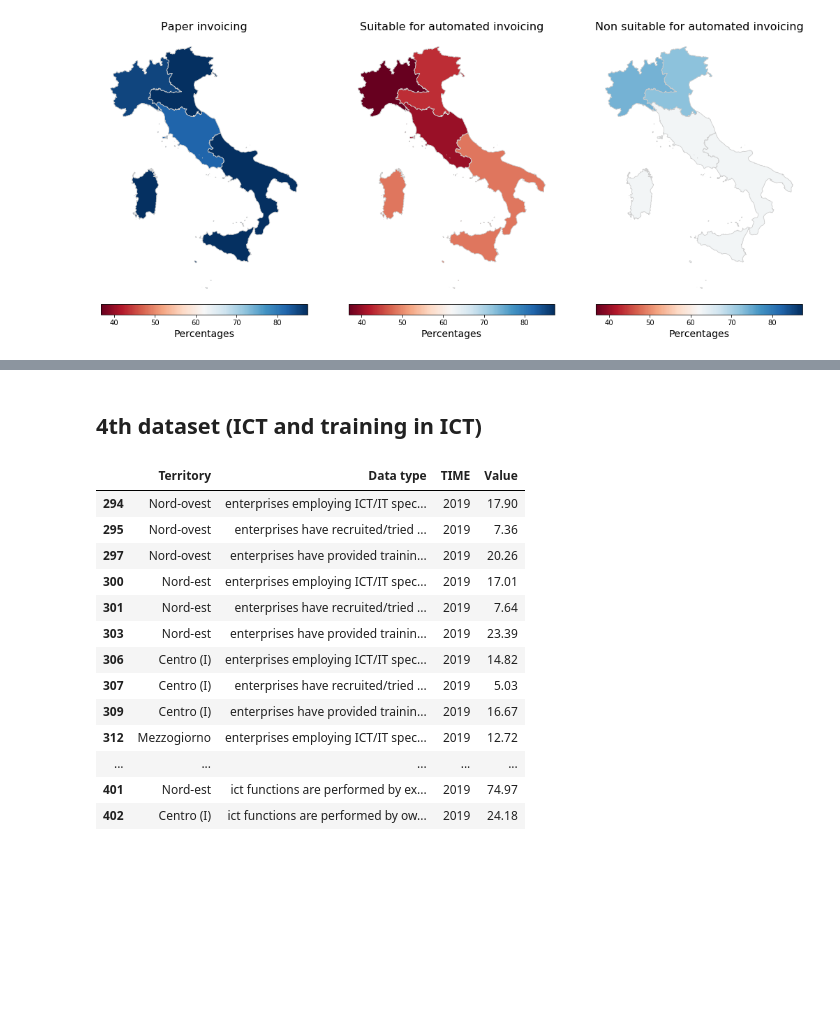
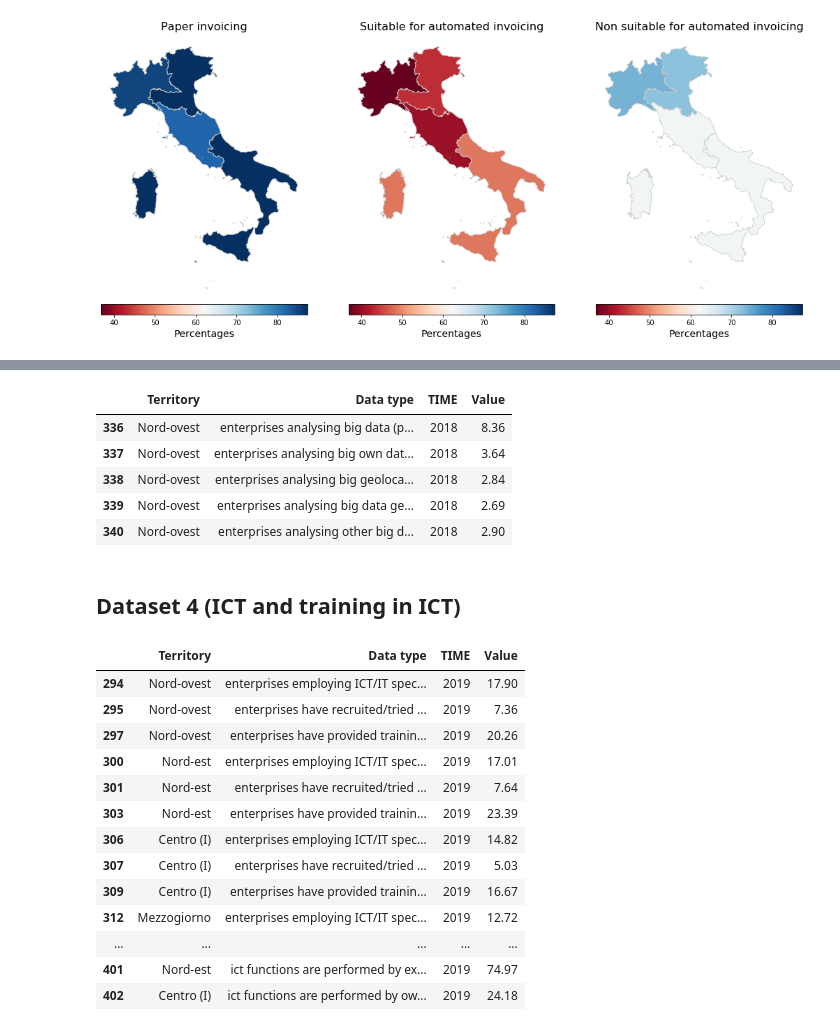
Before and after one commit to mett29/DataViz, a Jupyter notebook: 2nd_block.ipynb, the cells around one changed output, grey strips where cells are left out. Cells and saved outputs as stored; diff of their text form; code cells hidden in the pictures; blank space fills up the shorter version.

```diff
--- a/2nd_block.ipynb
+++ b/2nd_block.ipynb
@@ -288,5 +315,24 @@ ax_cbar.set_label('Percentages', fontsize=14)
+# %%
+complete_dataframe = pd.read_csv("data/2nd_block/big_data.csv")
+
+# Drop useless columns and rows
+complete_dataframe = complete_dataframe.drop(complete_dataframe[complete_dataframe['NACE 2007'] != "total economic activities  (c-n, including 951, excluding 75 and k)"].index)
+complete_dataframe = complete_dataframe.drop(["ITTER107", "VARICT", "ATECO_2007", "CLLVT", "Select time", "Flag Codes", "Flags", "NACE 2007", "Size classes of persons employed"], axis=1)
+
+# geographical area based
+geo_areas = ['Nord-ovest', 'Nord-est', 'Centro (I)', 'Mezzogiorno']
+complete_dataframe = complete_dataframe.loc[complete_dataframe['Territory'].isin(geo_areas)]
+# %%
+complete_dataframe.head()
+# %% [output]
+|  | Territory | Data type | TIME | Value |
+| 336 | Nord-ovest | enterprises analysing big data (p... | 2018 | 8.36 |
+| 337 | Nord-ovest | enterprises analysing big own dat... | 2018 | 3.64 |
+| 338 | Nord-ovest | enterprises analysing big geoloca... | 2018 | 2.84 |
+| 339 | Nord-ovest | enterprises analysing big data ge... | 2018 | 2.69 |
+| 340 | Nord-ovest | enterprises analysing other big d... | 2018 | 2.90 |
 # %% [markdown]
-## 4th dataset (ICT and training in ICT)
+## Dataset 4 (ICT and training in ICT)
 # %%
 skills_training_df = pd.read_csv("data/2nd_block/skills_and_training.csv")
 
```
Also changed, not shown: parts of 7 cells of this notebook.
